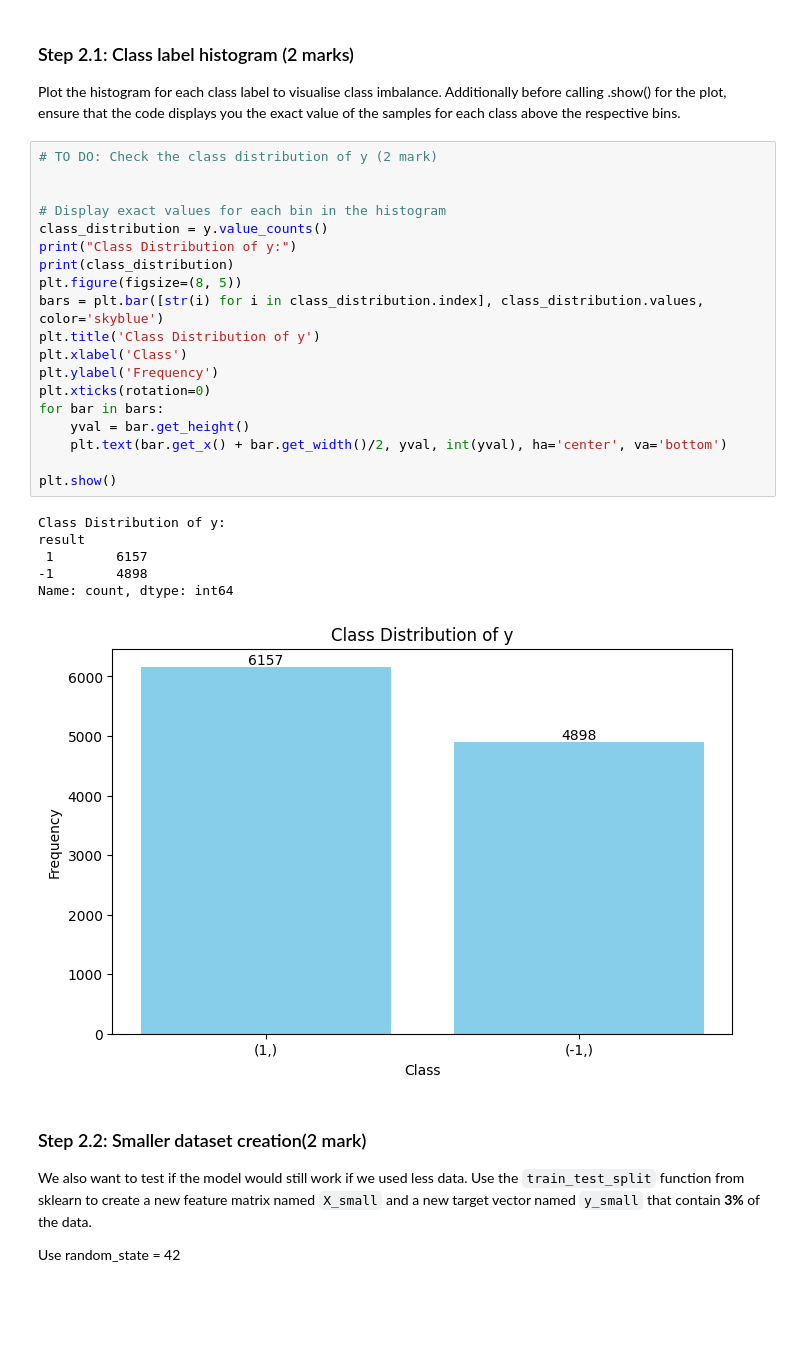
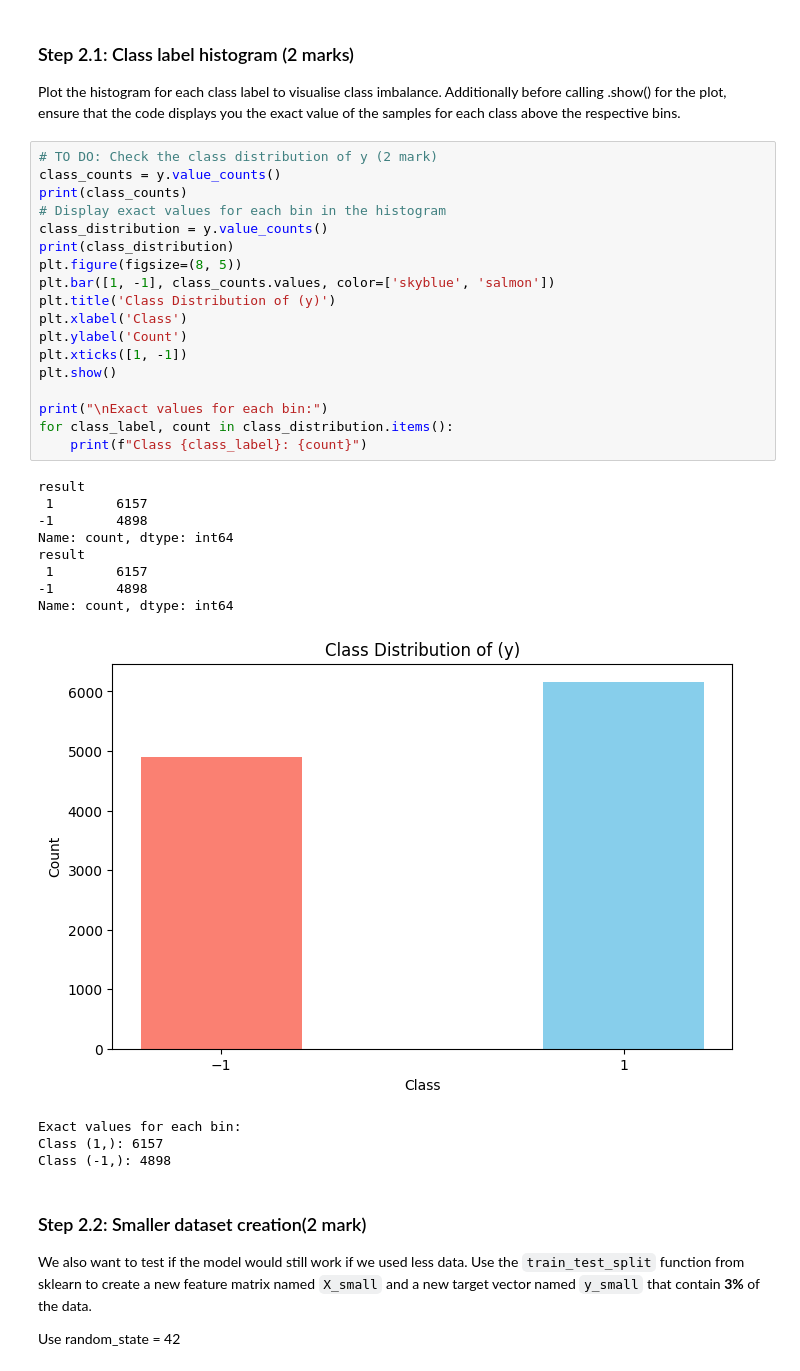
Before and after one commit to KushalDoshi17/engg680_2024_fall, a Jupyter notebook: Lab_Assignment3/Assignment3.ipynb, the cells around one changed output. Cells and saved outputs as stored; diff of their text form; blank space fills up the shorter version.

```diff
--- a/Lab_Assignment3/Assignment3.ipynb
+++ b/Lab_Assignment3/Assignment3.ipynb
@@ -436,30 +406,35 @@ Size of y: (11055, 1)
 Plot the histogram for each class label to visualise class imbalance. Additionally before calling .show() for the plot, ensure that the code displays you the exact value of the samples for each class above the respective bins.
 # %%
 # TO DO: Check the class distribution of y (2 mark)
-
-
+class_counts = y.value_counts()
+print(class_counts)
 # Display exact values for each bin in the histogram
 class_distribution = y.value_counts()
-print("Class Distribution of y:")
 print(class_distribution)
 plt.figure(figsize=(8, 5))
-bars = plt.bar([str(i) for i in class_distribution.index], class_distribution.values, color='skyblue')
-plt.title('Class Distribution of y')
+plt.bar([1, -1], class_counts.values, color=['skyblue', 'salmon'])
+plt.title('Class Distribution of (y)')
 plt.xlabel('Class')
-plt.ylabel('Frequency')
-plt.xticks(rotation=0)
-for bar in bars:
-    yval = bar.get_height()
-    plt.text(bar.get_x() + bar.get_width()/2, yval, int(yval), ha='center', va='bottom')
+plt.ylabel('Count')
+plt.xticks([1, -1])
+plt.show()
 
-plt.show()
+print("\nExact values for each bin:")
+for class_label, count in class_distribution.items():
+    print(f"Class {class_label}: {count}")
 # %% [output]
-Class Distribution of y:
 result
  1        6157
 -1        4898
 Name: count, dtype: int64
+result
+ 1        6157
+-1        4898
+Name: count, dtype: int64
-[figure, old version]
+[figure, new version]
+Exact values for each bin:
+Class (1,): 6157
+Class (-1,): 4898
 # %% [markdown]
 ### Step 2.2: Smaller dataset creation(2 mark)
 
```
Also changed, not shown: parts of 15 cells of this notebook.
